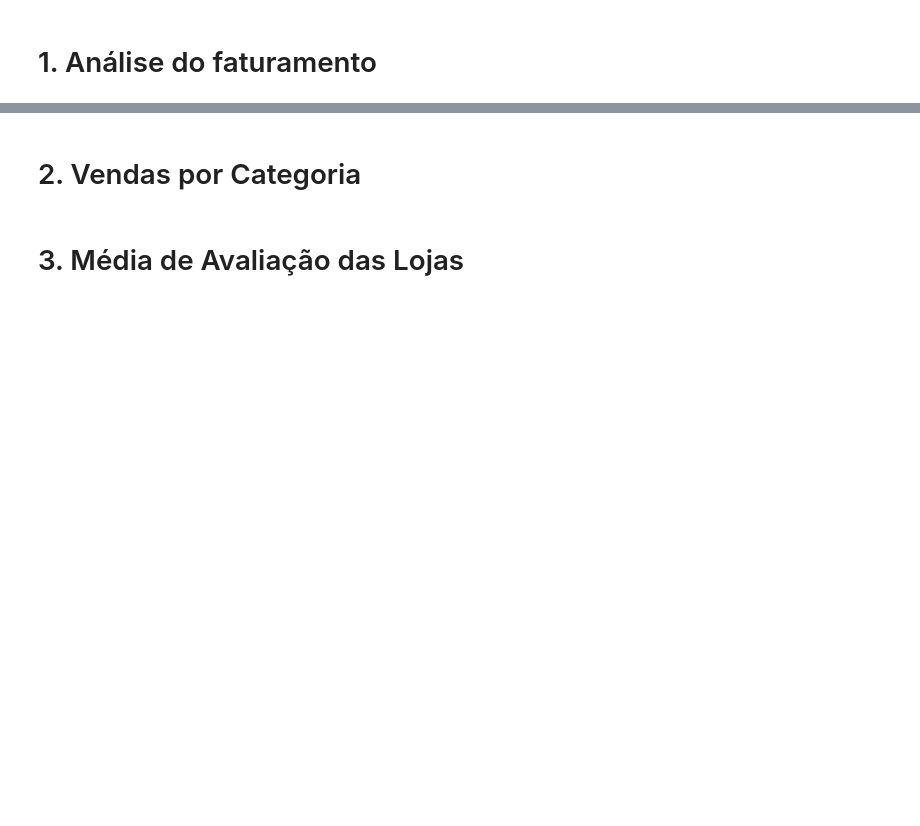
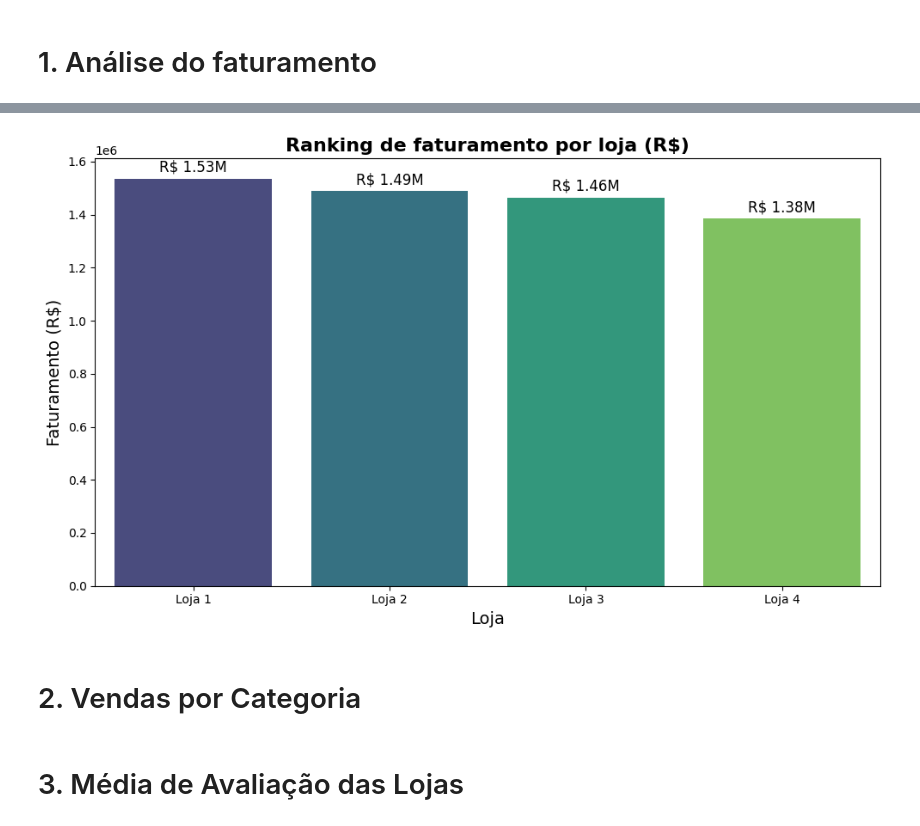
Before and after one commit to lidimoura/challenge1-data-science-Alura-Store, a Jupyter notebook: AluraStoreBrasil.ipynb, the cells around one changed output, grey strips where cells are left out. Saved outputs shown, nothing was run; the diff lists cells and outputs as text; code cells hidden in the pictures; blank space fills up the shorter version.

```diff
--- a/AluraStoreBrasil.ipynb
+++ b/AluraStoreBrasil.ipynb
@@ -217,3 +217,9 @@ import matplotlib.pyplot as plt
 import seaborn as sns
 # %% [markdown]
 # 1. Análise do faturamento
+# %%
+# Agrupando pelo identificador da Loja e somando o faturamento
+faturamento_por_loja = df.groupby('Loja')['Preço'].sum().reset_index(name='faturamento_total').sort_values('faturamento_total', ascending=False)
+
+# Exibindo o faturamento total
+display(faturamento_por_loja.style.format({'faturamento_total': '{:,.2f}'}, thousands='.', decimal=','))
@@ -220,3 +232,23 @@ import seaborn as sns
+# %%
+# Criando gráfico visual com seaborn
+plt.figure(figsize=(10,6))
+grafico_fat = sns.barplot(x='Loja', y='faturamento_total', hue='Loja', data=faturamento_por_loja, palette='viridis', legend=False)
+plt.title('Ranking de faturamento por loja (R$)', fontsize=16, fontweight='bold')
+plt.ylabel('Faturamento (R$)', fontsize=14)
+plt.xlabel('Loja', fontsize=14)
+
+# Adicionando rótulos de dados nas barras
+for i in grafico_fat.containers:
+    grafico_fat.bar_label(i, fmt=lambda v: f'R$ {v/1_000_000:.2f}M',fontsize=12, color='black', padding=3)
+
+# Usando a função tight_layout para ajustar o layout do gráfico
+plt.tight_layout()
+
+# Salvando o graáfico para o reademe
+plt.savefig('grafico_faturamento.png')
+plt.show()
+# %% [output]
+[figure, added]
 # %% [markdown]
 # 2. Vendas por Categoria
 # %% [markdown]
```
Also changed, not shown: parts of 3 cells of this notebook.
